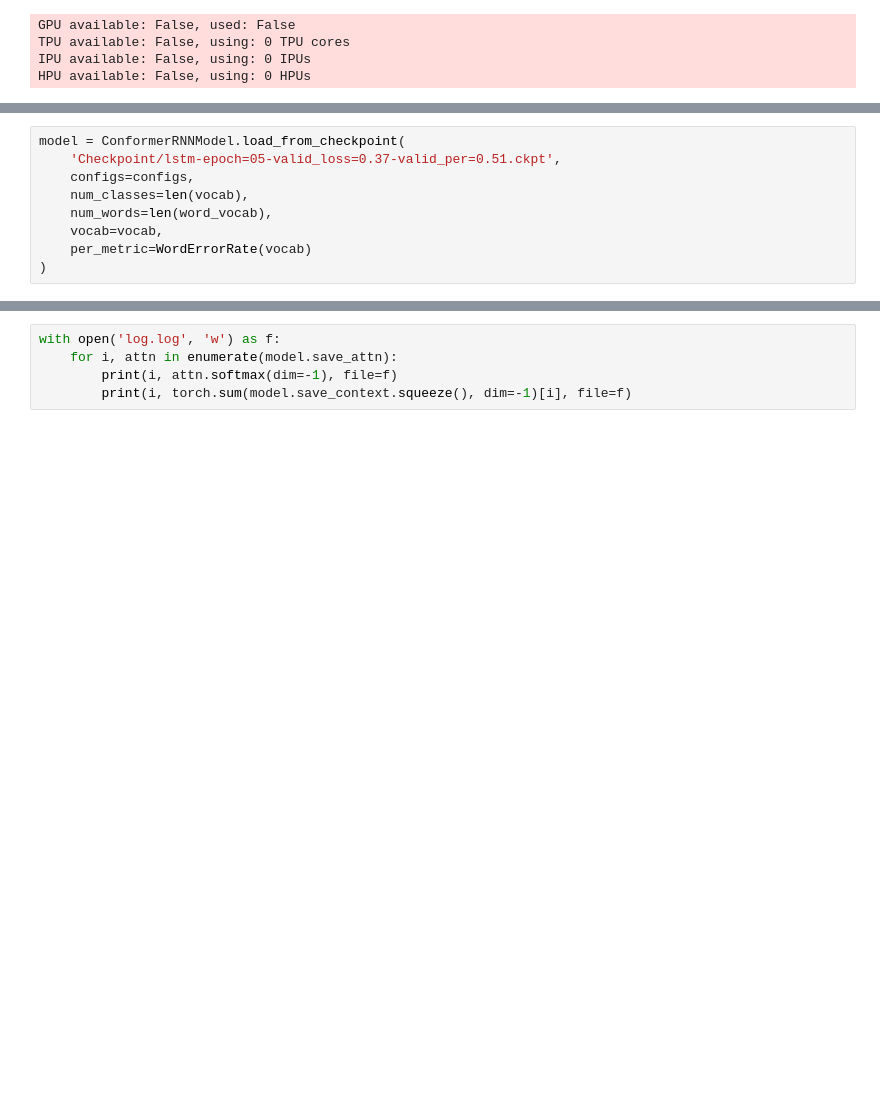
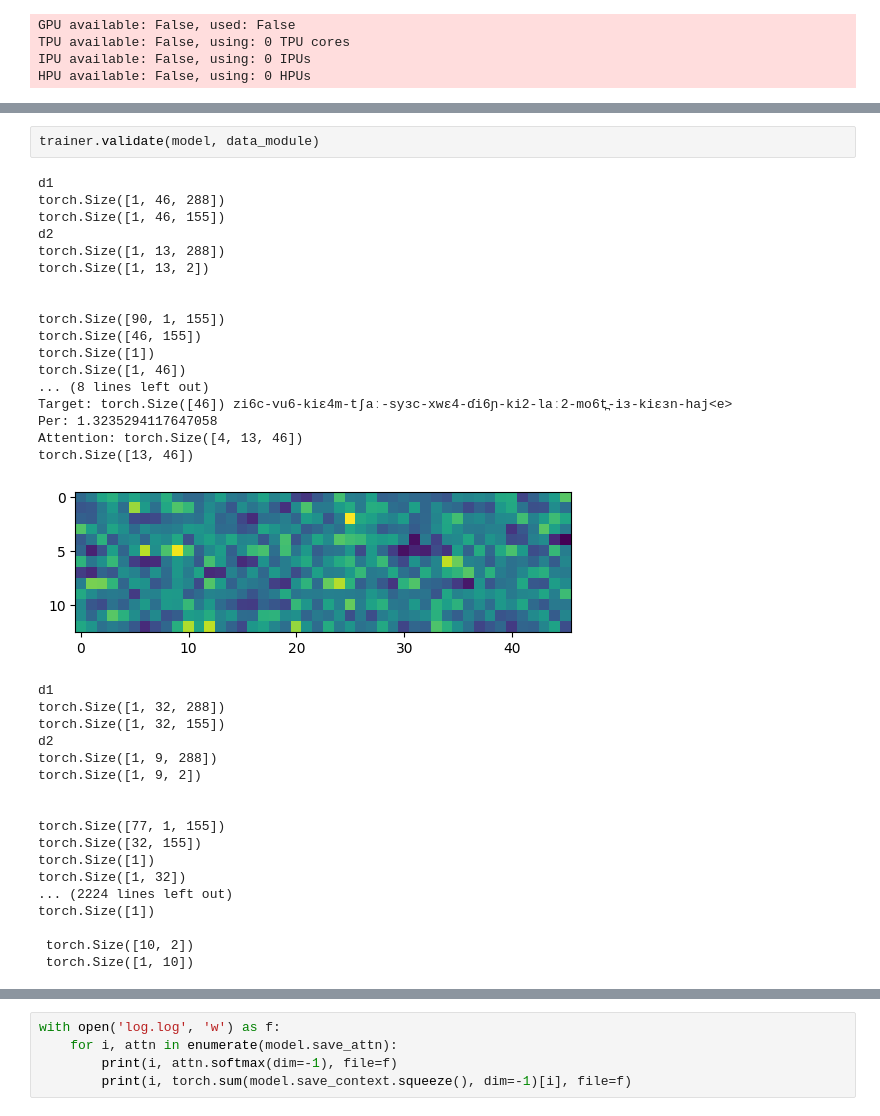
Before and after one commit to hoale0231/A-Deep-Learning-Based-Strategy-for-Vietnamese-Incorrect-Pronunciation-Detection, a Jupyter notebook: test.ipynb, the cells around one changed output, grey strips where cells are left out. Drawn from its saved outputs; the diff is of its cells as text; blank space fills up the shorter version.

```diff
--- a/test.ipynb
+++ b/test.ipynb
@@ -52,9 +48,0 @@ RuntimeError: mat1 and mat2 shapes cannot be multiplied (7x288 and 144x144)
-# %%
-model = ConformerRNNModel.load_from_checkpoint(
-    'Checkpoint/lstm-epoch=05-valid_loss=0.37-valid_per=0.51.ckpt',
-    configs=configs,
-    num_classes=len(vocab),
-    num_words=len(word_vocab),
-    vocab=vocab,
-    per_metric=WordErrorRate(vocab)
-)
@@ -65,0 +49,38 @@ RuntimeError: mat1 and mat2 shapes cannot be multiplied (52x288 and 144x144)
+# %%
+trainer.validate(model, data_module)
+# %% [output]
+d1
+torch.Size([1, 46, 288])
+torch.Size([1, 46, 155])
+d2
+torch.Size([1, 13, 288])
+torch.Size([1, 13, 2])
+
+
+torch.Size([90, 1, 155])
+torch.Size([46, 155])
+torch.Size([1])
+torch.Size([1, 46])
+... (8 lines left out)
+Target: torch.Size([46]) zi6c-vu6-kiɛ4m-tʃaː-syɜc-xwɛ4-ɗi6ɲ-ki2-laː2-mo6t̪-iɜ-kiɛɜn-haj<e>
+Per: 1.3235294117647058
+Attention: torch.Size([4, 13, 46])
+torch.Size([13, 46])
+[figure, added]
+d1
+torch.Size([1, 32, 288])
+torch.Size([1, 32, 155])
+d2
+torch.Size([1, 9, 288])
+torch.Size([1, 9, 2])
+
+
+torch.Size([77, 1, 155])
+torch.Size([32, 155])
+torch.Size([1])
+torch.Size([1, 32])
+... (2224 lines left out)
+torch.Size([1])
+
+ torch.Size([10, 2])
+ torch.Size([1, 10])
```
Also changed, not shown: parts of 5 cells of this notebook, 4 other files.
